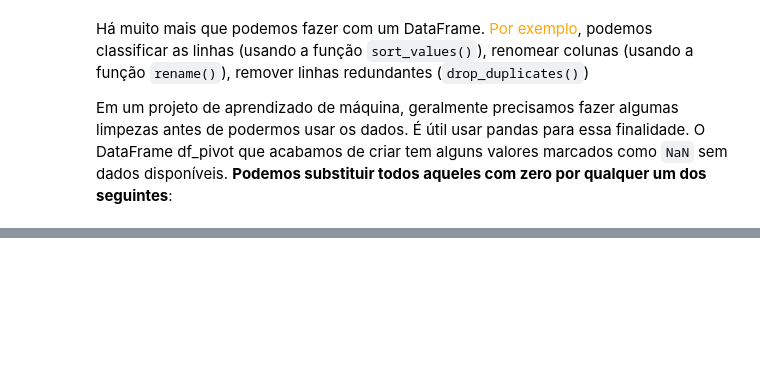
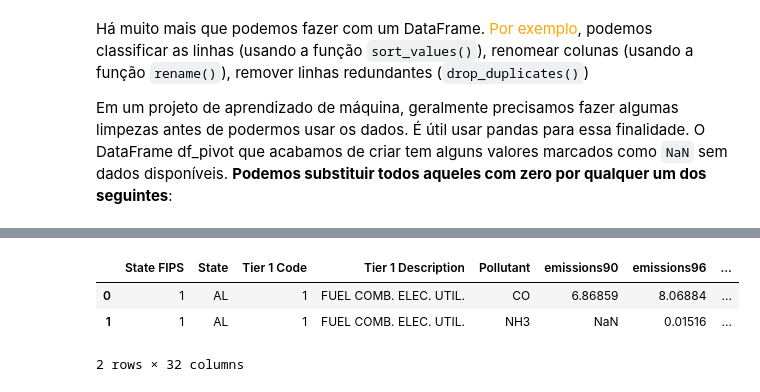
Before and after one commit to EddyGiusepe/Repasso_Python, a Jupyter notebook: Pandas_Library_with_Python.ipynb, the cells around one changed output, grey strips where cells are left out. Saved outputs shown, nothing was run; the diff lists cells and outputs as text; code cells hidden in the pictures; blank space fills up the shorter version.

```diff
--- a/Pandas_Library_with_Python.ipynb
+++ b/Pandas_Library_with_Python.ipynb
@@ -293,0 +385,7 @@ df_pivot.mask(df_pivot.isna(), 0)
+# %%
+df.head(2)
+# %% [output]
+|  | State FIPS | State | Tier 1 Code | Tier 1 Description | Pollutant | emissions90 | emissions96 | ... |
+| 0 | 1 | AL | 1 | FUEL COMB. ELEC. UTIL. | CO | 6.86859 | 8.06884 | ... |
+| 1 | 1 | AL | 1 | FUEL COMB. ELEC. UTIL. | NH3 | NaN | 0.01516 | ... |
+2 rows × 32 columns
```
Also changed, not shown: parts of 20 cells of this notebook.
